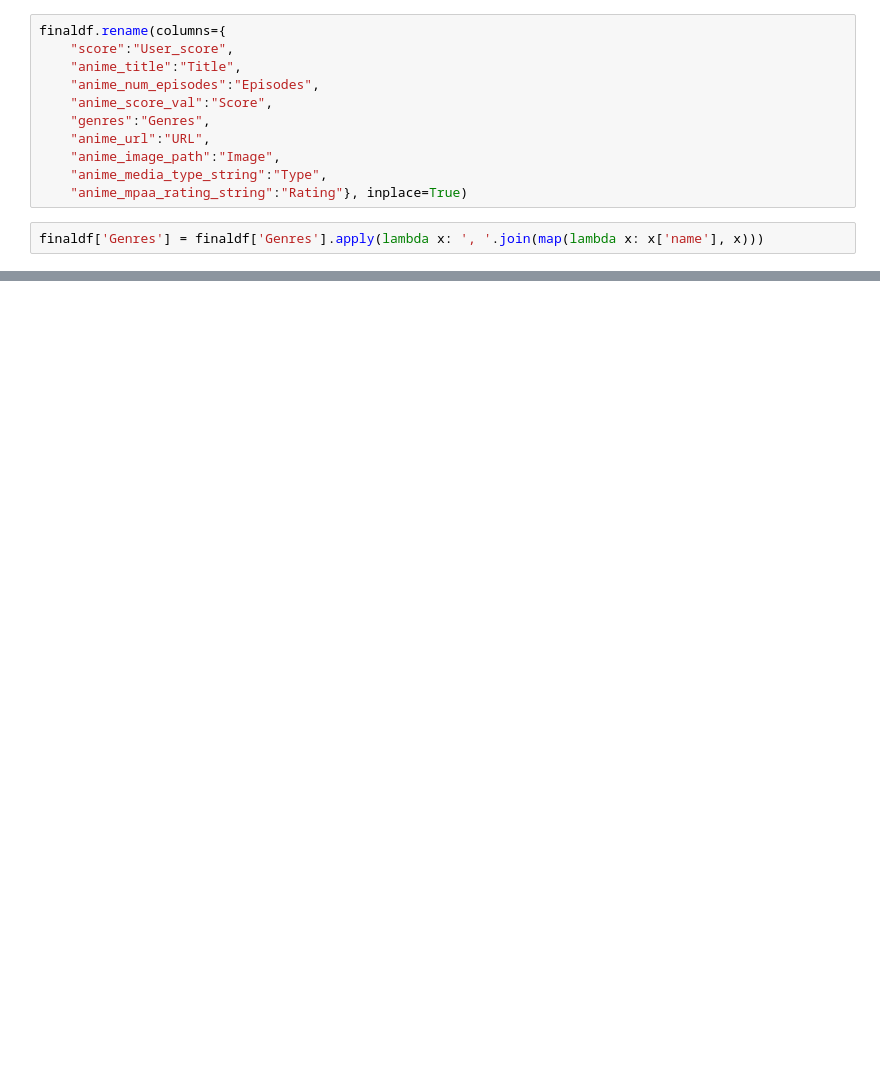
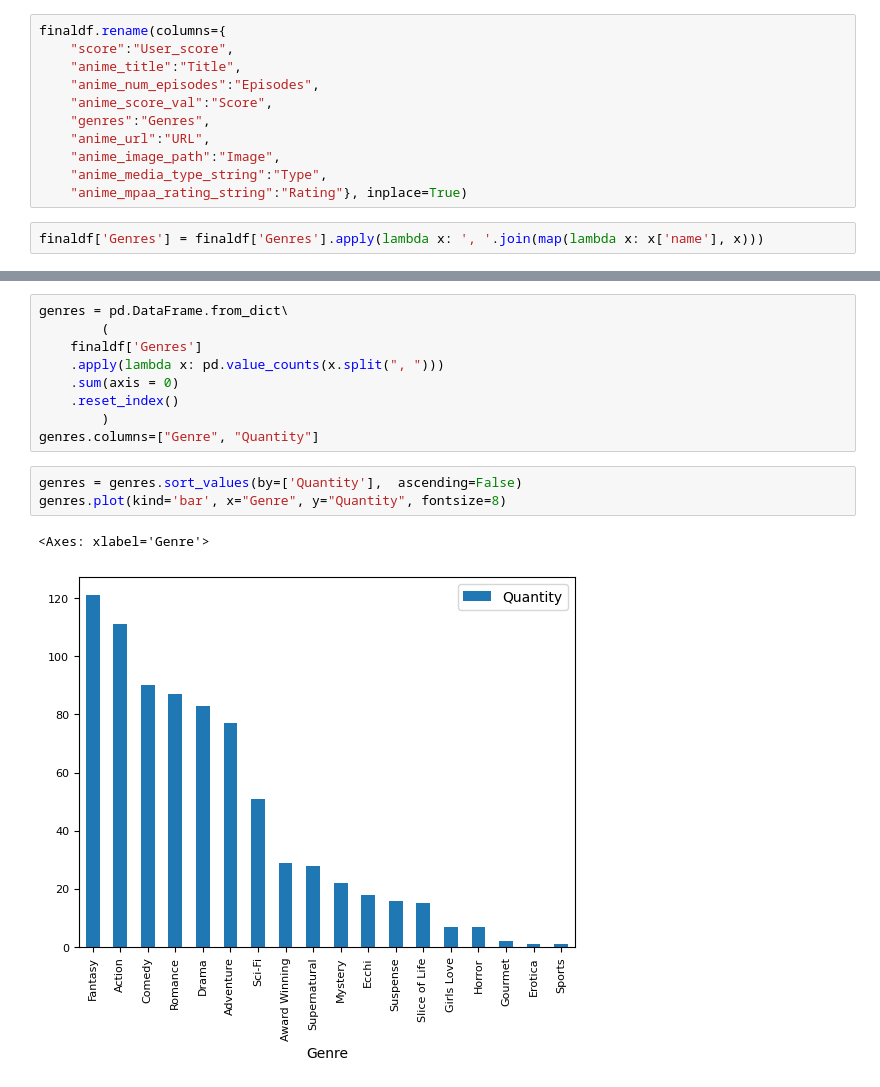
Before and after one commit to xzeqtr/MAL_parser, a Jupyter notebook: MAL.ipynb, the cells around one changed output, grey strips where cells are left out. Saved outputs shown, nothing was run; the diff lists cells and outputs as text; blank space fills up the shorter version.

```diff
--- a/MAL.ipynb
+++ b/MAL.ipynb
@@ -87,0 +101,15 @@ score.plot.pie(y = 'Count',
+# %%
+genres = pd.DataFrame.from_dict\
+        (
+    finaldf['Genres']
+    .apply(lambda x: pd.value_counts(x.split(", ")))
+    .sum(axis = 0)
+    .reset_index()
+        )
+genres.columns=["Genre", "Quantity"]
+# %%
+genres = genres.sort_values(by=['Quantity'],  ascending=False)
+genres.plot(kind='bar', x="Genre", y="Quantity", fontsize=8)
+# %% [output]
+<Axes: xlabel='Genre'>
+[figure, added]
```
Also changed, not shown: parts of 4 cells of this notebook, 1 other file.
